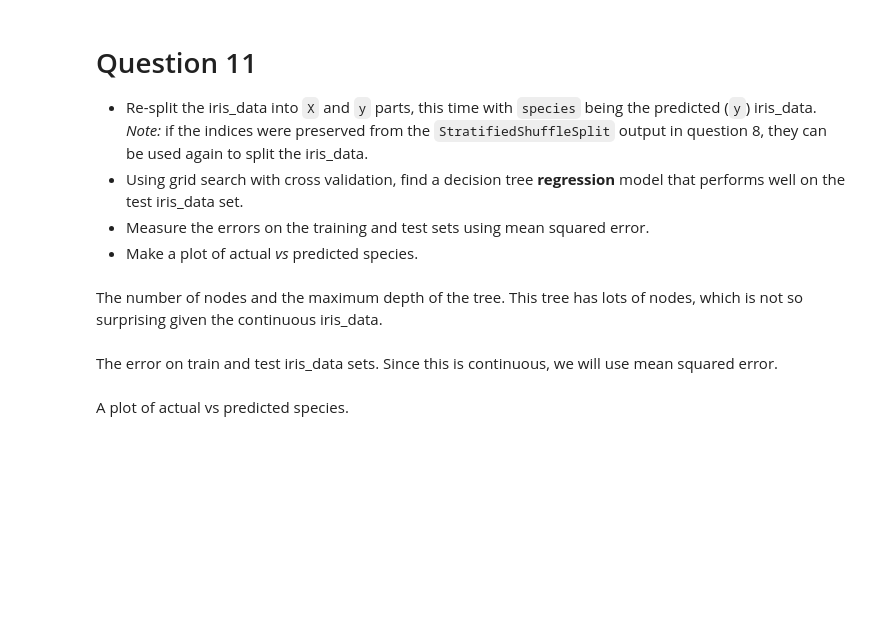
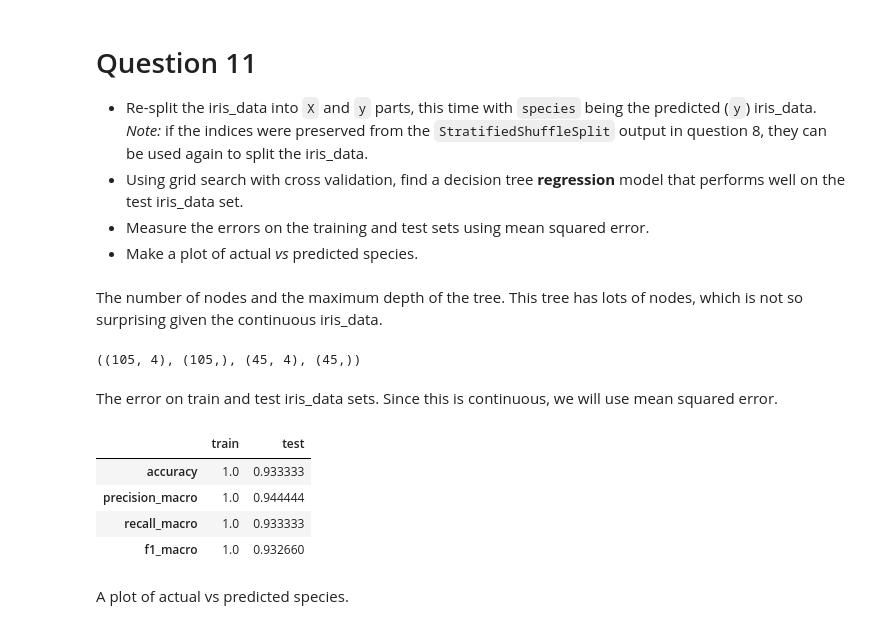
Before and after one commit to dattali18/machine_learning_msc_course, a Jupyter notebook: week8/DT HW.ipynb, the cells around one changed output. Saved outputs shown, nothing was run; the diff lists cells and outputs as text; code cells hidden in the pictures; blank space fills up the shorter version.

```diff
--- a/week8/DT HW.ipynb
+++ b/week8/DT HW.ipynb
@@ -457,0 +563,4 @@ The number of nodes and the maximum depth of the tree. This tree has lots of nod
+# %%
+X_train3.shape, y_train3.shape, X_test3.shape, y_test3.shape
+# %% [output]
+((105, 4), (105,), (45, 4), (45,))
@@ -458,4 +571,18 @@ The number of nodes and the maximum depth of the tree. This tree has lots of nod
 # %% [markdown]
 The error on train and test iris_data sets. Since this is continuous, we will use mean squared error.
+# %%
+# print the error on the training and test data sets
+y_train_pred2 = dr_iris.predict(X_train3)
+y_test_pred2 = dr_iris.predict(X_test3)
+train_test_iris_error = pd.concat([iris_error(y_train3, y_train_pred2, 'train'),
+                              iris_error(y_test3, y_test_pred2, 'test')],
+                              axis=1)
+train_test_iris_error
+# %% [output]
+|  | train | test |
+| accuracy | 1.0 | 0.933333 |
+| precision_macro | 1.0 | 0.944444 |
+| recall_macro | 1.0 | 0.933333 |
+| f1_macro | 1.0 | 0.932660 |
 # %% [markdown]
 A plot of actual vs predicted species.
```
Also changed, not shown: parts of 32 cells of this notebook, 1 other file.
